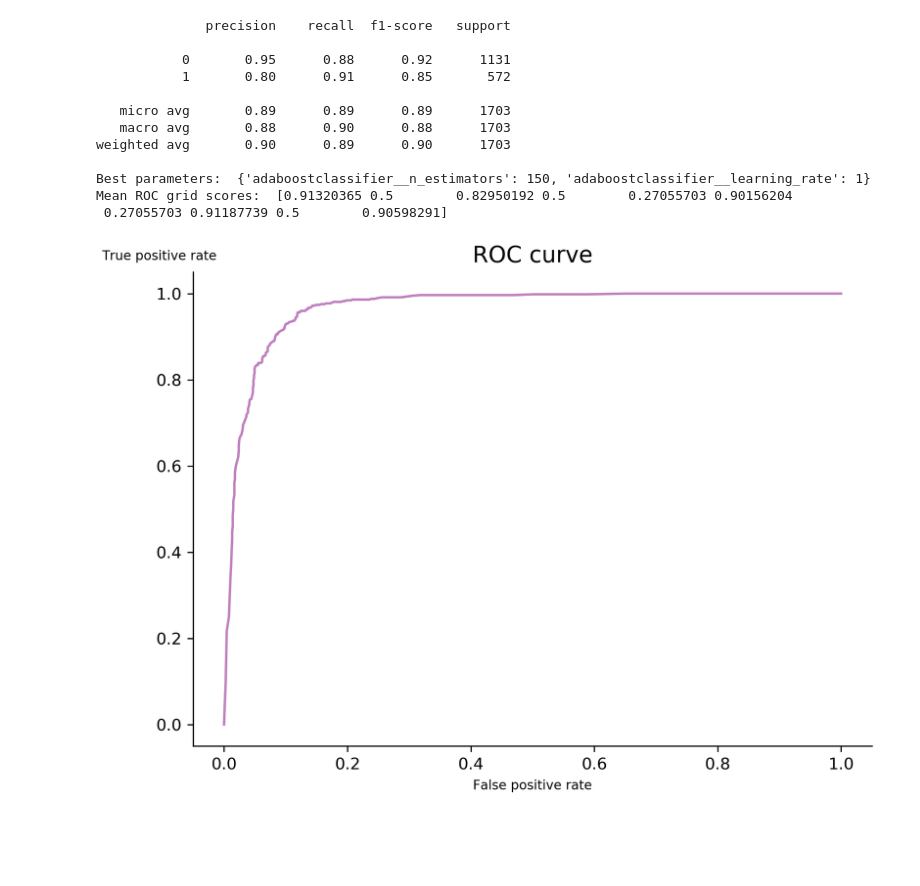
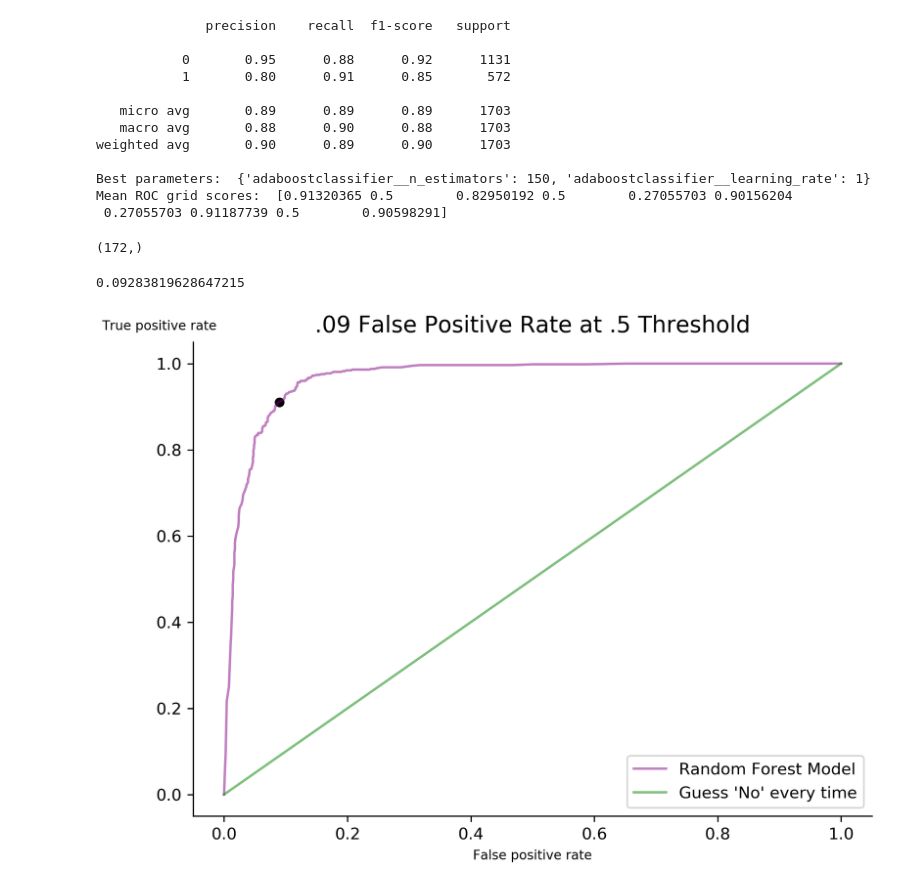
Before and after one commit to luketibbott/exo-or-not, a Jupyter notebook: finalize-model.ipynb, the cells around one changed output. Cells and saved outputs as stored; diff of their text form; code cells hidden in the pictures; blank space fills up the shorter version.

Commit message:
Train model on whole data set, improve ROC curve plot

```diff
--- a/finalize-model.ipynb
+++ b/finalize-model.ipynb
@@ -271,3 +271,11 @@ probs = final_model.predict_proba(X_test2)
 preds = probs[:, 1]
 fpr, tpr, threshold = roc_curve(y_test, preds)
 roc_auc = auc(fpr, tpr)
+# %%
+threshold.shape
+# %% [output]
+(172,)
+# %%
+fpr[172//2]
+# %% [output]
+0.09283819628647215
@@ -274,16 +291,21 @@ roc_auc = auc(fpr, tpr)
 # %%
+l = np.linspace(0, 1, 100)
+
 plt.figure(figsize=(7, 5))
-plt.plot(fpr, tpr, color='purple', alpha = 0.5)
+plt.plot([.09], [.91], marker='o', markersize=5, color="black")
+plt.plot(fpr, tpr, color='purple', alpha=0.5, label='Random Forest Model')
+plt.plot(l, l, color='green', alpha=0.5, label='Guess \'No\' every time')
 plt.xlabel('False positive rate', size=8)
 plt.ylabel('True positive rate', size=8, rotation=0)
-plt.title('ROC curve', size=14)
+plt.title('.09 False Positive Rate at .5 Threshold', size=14)
 plt.tight_layout()
 
 ax = plt.gca()
 ax.yaxis.set_label_coords(-0.05,1.02)
 ax.spines['right'].set_visible(False)
-ax.spines['top'].set_visible(False);
+ax.spines['top'].set_visible(False)
 
+plt.legend()
 plt.savefig('ROC_curve.png');
 # %% [output]
-[figure, old version]
+[figure, new version]
```
Also changed, not shown: parts of 2 cells of this notebook, 3 other files.
